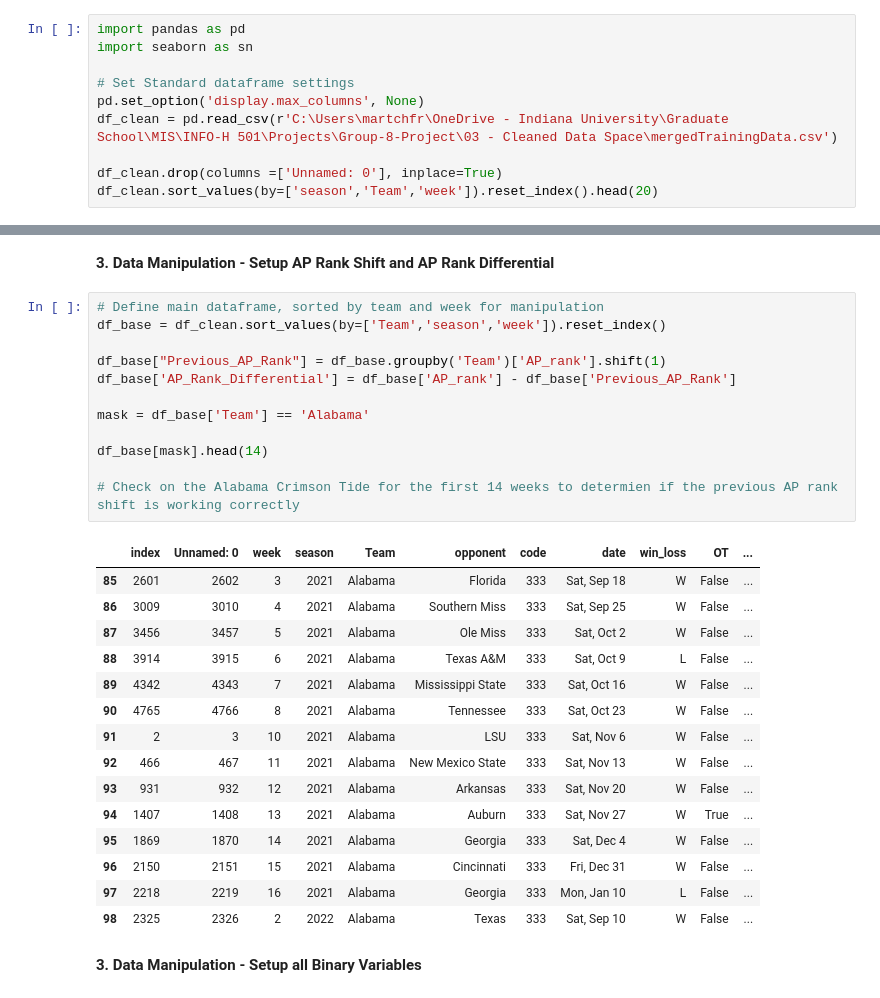
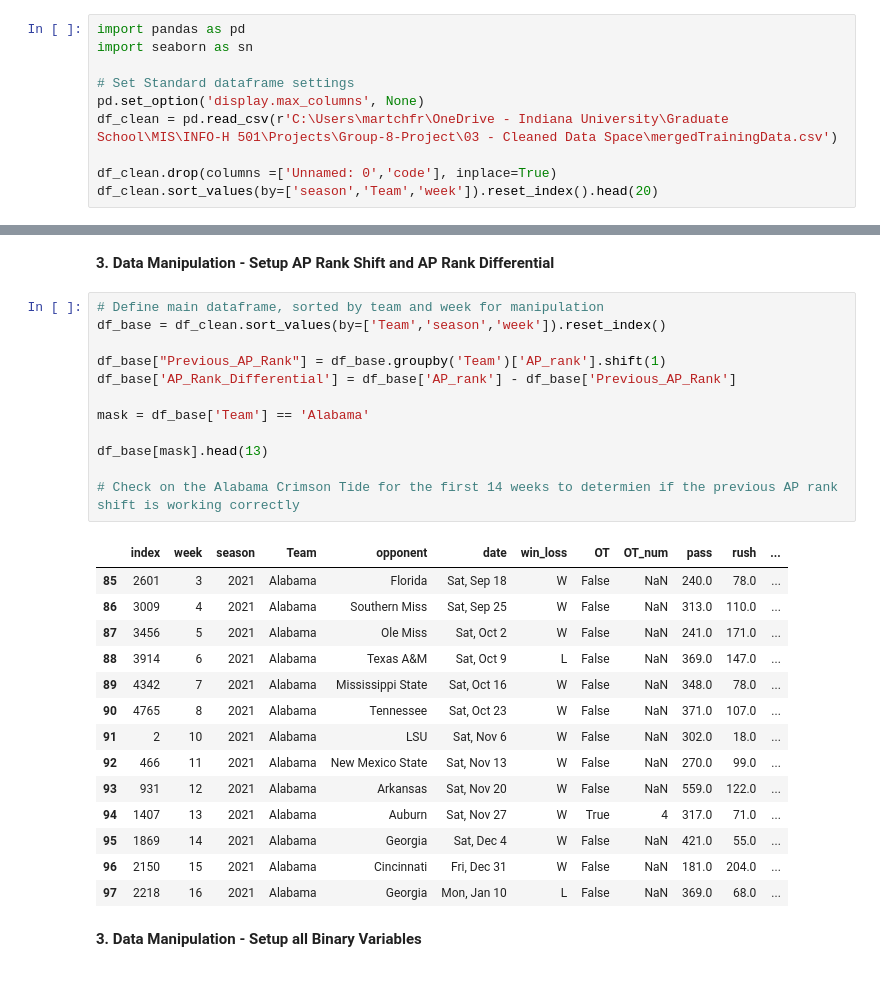
Before and after one commit to sjhawkins24/Group-8-Project, a Jupyter notebook: 01 - Exploration Space/Christian-Exploration-2.ipynb, the cells around one changed output, grey strips where cells are left out. Drawn from its saved outputs; the diff is of its cells as text.

```diff
--- a/01 - Exploration Space/Christian-Exploration-2.ipynb
+++ b/01 - Exploration Space/Christian-Exploration-2.ipynb
@@ -36,6 +37,6 @@ import seaborn as sn
 pd.set_option('display.max_columns', None)
 df_clean = pd.read_csv(r'C:\Users\martchfr\OneDrive - Indiana University\Graduate School\MIS\INFO-H 501\Projects\Group-8-Project\03 - Cleaned Data Space\mergedTrainingData.csv')
 
-df_clean.drop(columns =['Unnamed: 0'], inplace=True)
+df_clean.drop(columns =['Unnamed: 0','code'], inplace=True)
 df_clean.sort_values(by=['season','Team','week']).reset_index().head(20)
 # %% [output]
@@ -102,31 +103,30 @@ print(conference_list)
 # %%
 # Define main dataframe, sorted by team and week for manipulation
 df_base = df_clean.sort_values(by=['Team','season','week']).reset_index()
 
 df_base["Previous_AP_Rank"] = df_base.groupby('Team')['AP_rank'].shift(1)
 df_base['AP_Rank_Differential'] = df_base['AP_rank'] - df_base['Previous_AP_Rank']
 
 mask = df_base['Team'] == 'Alabama'
 
-df_base[mask].head(14)
+df_base[mask].head(13)
 
 # Check on the Alabama Crimson Tide for the first 14 weeks to determien if the previous AP rank shift is working correctly
 # %% [output]
-|  | index | Unnamed: 0 | week | season | Team | opponent | code | date | win_loss | OT | ... |
-| 85 | 2601 | 2602 | 3 | 2021 | Alabama | Florida | 333 | Sat, Sep 18 | W | False | ... |
-| 86 | 3009 | 3010 | 4 | 2021 | Alabama | Southern Miss | 333 | Sat, Sep 25 | W | False | ... |
-| 87 | 3456 | 3457 | 5 | 2021 | Alabama | Ole Miss | 333 | Sat, Oct 2 | W | False | ... |
-| 88 | 3914 | 3915 | 6 | 2021 | Alabama | Texas A&M | 333 | Sat, Oct 9 | L | False | ... |
-| 89 | 4342 | 4343 | 7 | 2021 | Alabama | Mississippi State | 333 | Sat, Oct 16 | W | False | ... |
-| 90 | 4765 | 4766 | 8 | 2021 | Alabama | Tennessee | 333 | Sat, Oct 23 | W | False | ... |
-| 91 | 2 | 3 | 10 | 2021 | Alabama | LSU | 333 | Sat, Nov 6 | W | False | ... |
-| 92 | 466 | 467 | 11 | 2021 | Alabama | New Mexico State | 333 | Sat, Nov 13 | W | False | ... |
-| 93 | 931 | 932 | 12 | 2021 | Alabama | Arkansas | 333 | Sat, Nov 20 | W | False | ... |
-| 94 | 1407 | 1408 | 13 | 2021 | Alabama | Auburn | 333 | Sat, Nov 27 | W | True | ... |
-| 95 | 1869 | 1870 | 14 | 2021 | Alabama | Georgia | 333 | Sat, Dec 4 | W | False | ... |
-| 96 | 2150 | 2151 | 15 | 2021 | Alabama | Cincinnati | 333 | Fri, Dec 31 | W | False | ... |
-| 97 | 2218 | 2219 | 16 | 2021 | Alabama | Georgia | 333 | Mon, Jan 10 | L | False | ... |
-| 98 | 2325 | 2326 | 2 | 2022 | Alabama | Texas | 333 | Sat, Sep 10 | W | False | ... |
+|  | index | week | season | Team | opponent | date | win_loss | OT | OT_num | pass | rush | ... |
+| 85 | 2601 | 3 | 2021 | Alabama | Florida | Sat, Sep 18 | W | False | NaN | 240.0 | 78.0 | ... |
+| 86 | 3009 | 4 | 2021 | Alabama | Southern Miss | Sat, Sep 25 | W | False | NaN | 313.0 | 110.0 | ... |
+| 87 | 3456 | 5 | 2021 | Alabama | Ole Miss | Sat, Oct 2 | W | False | NaN | 241.0 | 171.0 | ... |
+| 88 | 3914 | 6 | 2021 | Alabama | Texas A&M | Sat, Oct 9 | L | False | NaN | 369.0 | 147.0 | ... |
+| 89 | 4342 | 7 | 2021 | Alabama | Mississippi State | Sat, Oct 16 | W | False | NaN | 348.0 | 78.0 | ... |
+| 90 | 4765 | 8 | 2021 | Alabama | Tennessee | Sat, Oct 23 | W | False | NaN | 371.0 | 107.0 | ... |
+| 91 | 2 | 10 | 2021 | Alabama | LSU | Sat, Nov 6 | W | False | NaN | 302.0 | 18.0 | ... |
+| 92 | 466 | 11 | 2021 | Alabama | New Mexico State | Sat, Nov 13 | W | False | NaN | 270.0 | 99.0 | ... |
+| 93 | 931 | 12 | 2021 | Alabama | Arkansas | Sat, Nov 20 | W | False | NaN | 559.0 | 122.0 | ... |
+| 94 | 1407 | 13 | 2021 | Alabama | Auburn | Sat, Nov 27 | W | True | 4 | 317.0 | 71.0 | ... |
+| 95 | 1869 | 14 | 2021 | Alabama | Georgia | Sat, Dec 4 | W | False | NaN | 421.0 | 55.0 | ... |
+| 96 | 2150 | 15 | 2021 | Alabama | Cincinnati | Fri, Dec 31 | W | False | NaN | 181.0 | 204.0 | ... |
+| 97 | 2218 | 16 | 2021 | Alabama | Georgia | Mon, Jan 10 | L | False | NaN | 369.0 | 68.0 | ... |
 # %% [markdown]
 **3. Data Manipulation - Setup all Binary Variables**
 # %%
```
Also changed, not shown: parts of 3 cells of this notebook.
